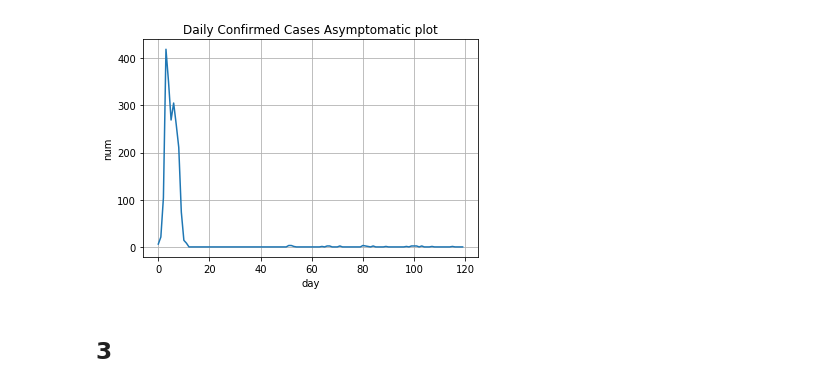
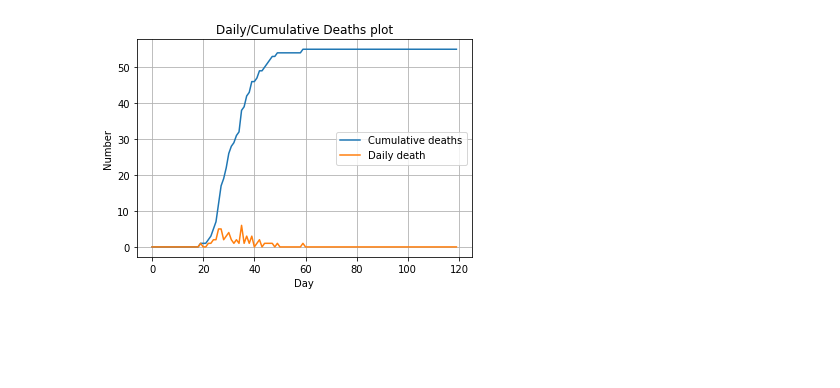
Before and after one commit to PhoenixTAN/COVID-19-Agent-based-Network-Model, a Jupyter notebook: statistics/graph.ipynb, the cells around one changed output. Cells and saved outputs as stored; diff of their text form; code cells hidden in the pictures; blank space fills up the shorter version.

```diff
--- a/statistics/graph.ipynb
+++ b/statistics/graph.ipynb
@@ -1,8 +11,7 @@
 # %%
-import pandas as pd
-df = pd.read_csv('statistics.txt',header=None,sep=' ')
+df = pd.read_csv(FILE_PATH,header=None,sep=' ')
 df = df.drop(columns=[7])
-columns = ['susceptible','presymptomatic','asymptomatic','mild','severe','recovered','dead']
+columns = ['Susceptible','Presymptomatic','Asymptomatic','Mild','Severe','Recovered','Dead']
 df.columns = columns
 df
 # %% [output]
@@ -37,0 +62,11 @@ plt.show()
+# %%
+df['Daily number of existing cases'] = df['Presymptomatic'] + df['Asymptomatic'] + df['Mild'] + df['Severe']
+df['Cumulative diagnosis'] = df['Presymptomatic'] + df['Asymptomatic'] + df['Mild'] + df['Severe'] + df['Recovered'] + df['Dead']
+plt.plot(df.index, df['Daily number of existing cases'],label='Daily')
+plt.plot(df.index, df['Cumulative diagnosis'],label='Cumulative')
+plt.title('Daily/Cumulative Diagnosis Cases')
+plt.xlabel('Day')
+plt.ylabel('Number')
+plt.legend(loc='best')
+plt.grid()
+plt.show()
@@ -38,12 +77,12 @@ plt.show()
 # %%
-import matplotlib.pyplot as plt
-df['Daily Confirmed Cases cumsum'] = df['presymptomatic']+df['asymptomatic']
+df['dead growth'] = df['Presymptomatic'] + df['Asymptomatic'] + df['Mild'] + df['Severe']
+
 # shift one day
-df['Daily Confirmed Cases'] = df['Daily Confirmed Cases cumsum'].shift()
+df['dead growth'] = df['Dead'].shift()
+
 # the next day - now day
-df['Daily Confirmed Cases'] = df['Daily Confirmed Cases cumsum'] - df['Daily Confirmed Cases']
-# initial the first day instead of nan
-df.iloc[0,8] = df.iloc[0,7]
+df['dead growth'] = df['Dead'] - df['dead growth']
+df.loc[0,'dead growth'] = df.loc[0,'Dead']
+
 # change the negative value to zero
-df.loc[df['Daily Confirmed Cases'] < 0, 'Daily Confirmed Cases'] = 0
-df
+df.loc[df['dead growth'] < 0, 'dead growth'] = 0
@@ -64,11 +89,11 @@ df
 # %%
-plt.plot(df.index, df['Daily Confirmed Cases'])
-plt.title('Daily Confirmed Cases Asymptomatic plot')
-plt.xlabel('day')
-plt.ylabel('num')
+plt.plot(df.index, df['Dead'], label='Cumulative deaths')
+plt.plot(df.index, df['dead growth'], label='Daily death')
+plt.title('Daily/Cumulative Deaths plot')
+plt.xlabel('Day')
+plt.ylabel('Number')
+plt.legend(loc='best')
 plt.grid()
 plt.show()
 # %% [output]
-[figure, old version]
+[figure, new version]
-# %% [markdown]
-## 3
```
Also changed, not shown: parts of 21 cells of this notebook, 2 other files.
